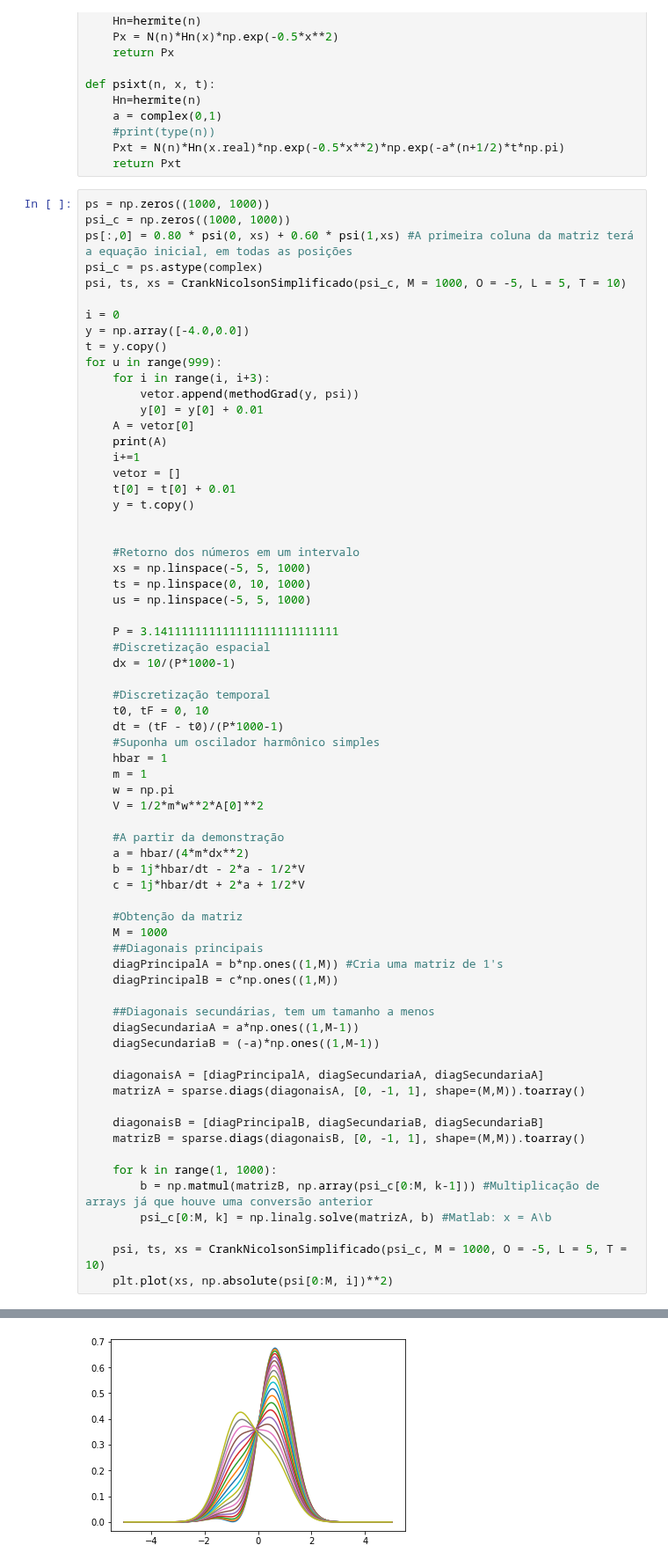
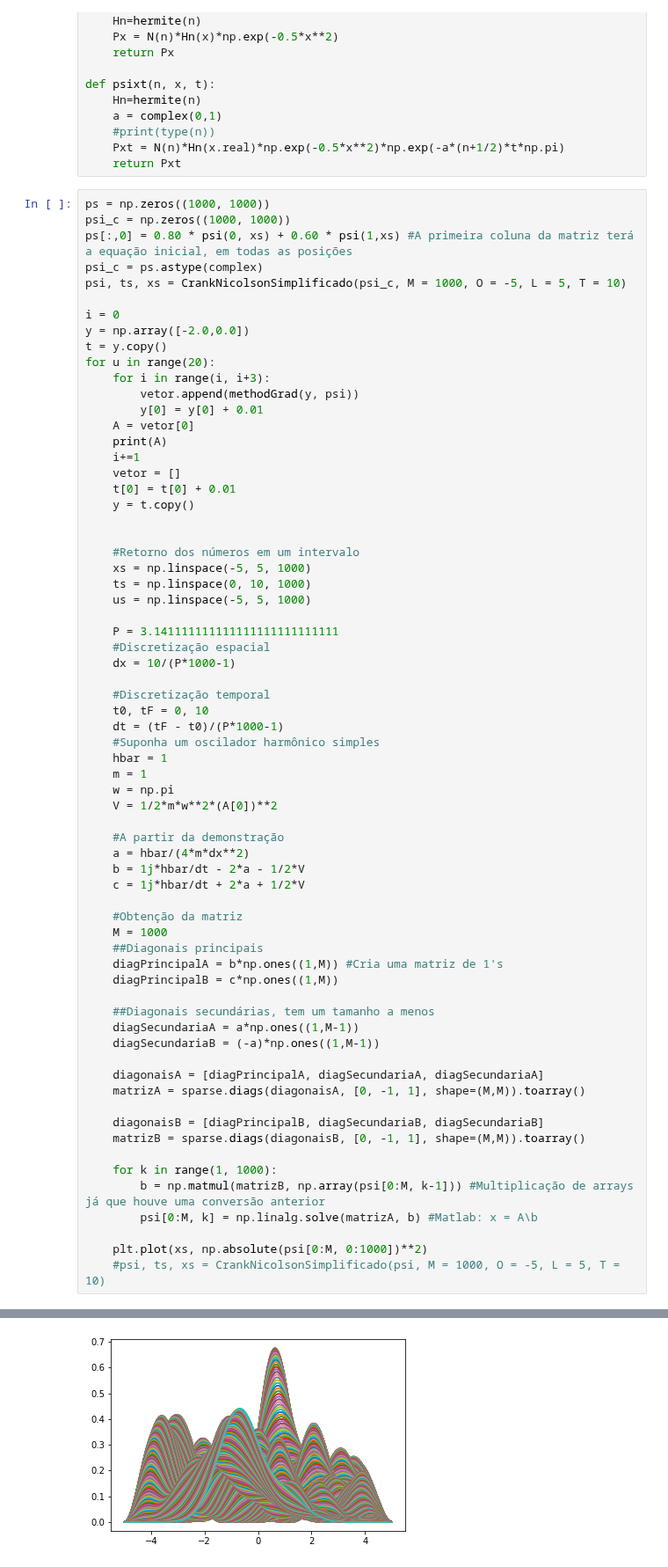
Before and after one commit to GabrielSiqueira1/MPC-Controle-Quantico, a Jupyter notebook: MPC.ipynb, the cells around one changed output, grey strips where cells are left out. Shown at 88% size. Saved outputs shown, nothing was run; the diff lists cells and outputs as text.

```diff
--- a/MPC.ipynb
+++ b/MPC.ipynb
@@ -308,9 +308,9 @@ psi_c = ps.astype(complex)
 psi, ts, xs = CrankNicolsonSimplificado(psi_c, M = 1000, O = -5, L = 5, T = 10)
 
 i = 0
-y = np.array([-4.0,0.0])
+y = np.array([-2.0,0.0])
 t = y.copy()
-for u in range(999):
+for u in range(20):
     for i in range(i, i+3):
         vetor.append(methodGrad(y, psi))
         y[0] = y[0] + 0.01
@@ -338,7 +338,7 @@ for u in range(999):
     hbar = 1
     m = 1
     w = np.pi
-    V = 1/2*m*w**2*A[0]**2
+    V = 1/2*m*w**2*(A[0])**2
 
     #A partir da demonstração
     a = hbar/(4*m*dx**2)
@@ -362,9 +362,9 @@ for u in range(999):
     matrizB = sparse.diags(diagonaisB, [0, -1, 1], shape=(M,M)).toarray()
 
     for k in range(1, 1000):
-        b = np.matmul(matrizB, np.array(psi_c[0:M, k-1])) #Multiplicação de arrays já que houve uma conversão anterior
-        psi_c[0:M, k] = np.linalg.solve(matrizA, b) #Matlab: x = A\b
+        b = np.matmul(matrizB, np.array(psi[0:M, k-1])) #Multiplicação de arrays já que houve uma conversão anterior
+        psi[0:M, k] = np.linalg.solve(matrizA, b) #Matlab: x = A\b
 
-    psi, ts, xs = CrankNicolsonSimplificado(psi_c, M = 1000, O = -5, L = 5, T = 10)
-    plt.plot(xs, np.absolute(psi[0:M, i])**2)
+    plt.plot(xs, np.absolute(psi[0:M, 0:1000])**2)
+    #psi, ts, xs = CrankNicolsonSimplificado(psi, M = 1000, O = -5, L = 5, T = 10)
 # %% [output]
@@ -391,2 +375,2 @@ for u in range(999):
 KeyboardInterrupt:
-[figure, old version]
+[figure, new version]
```
Also changed, not shown: parts of 3 cells of this notebook, 9 other files.
